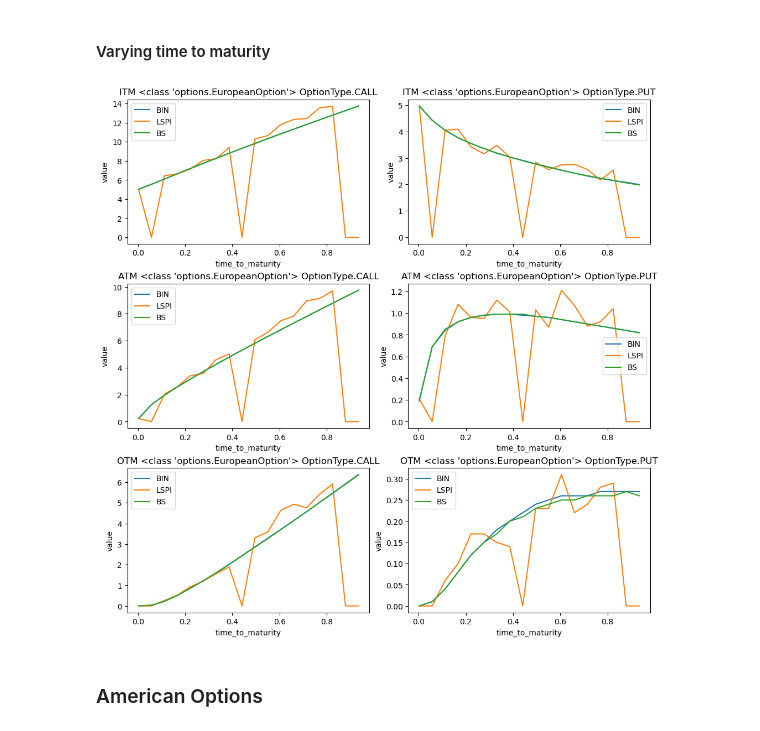
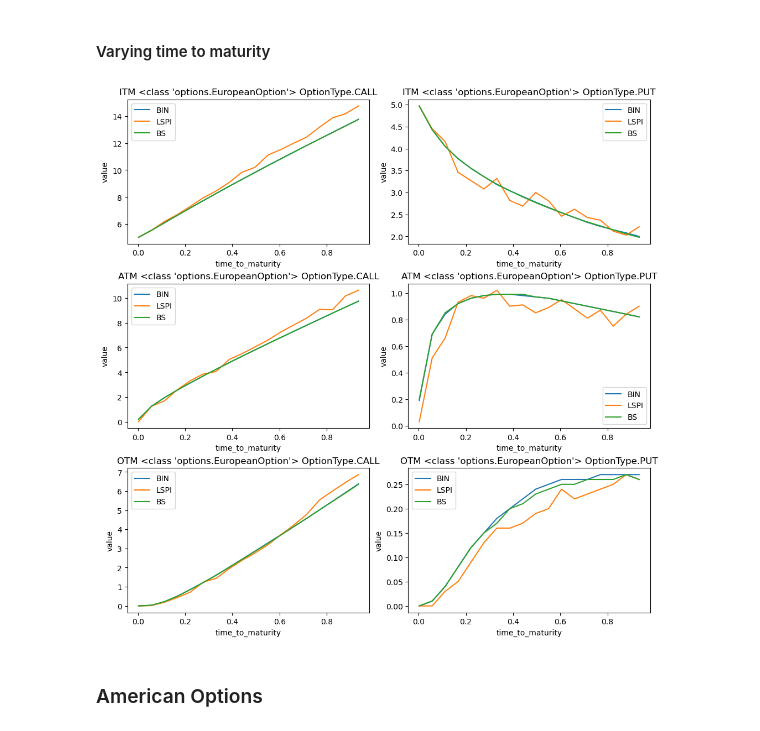
Before and after one commit to recurze/OptionPricing, a Jupyter notebook: visualization.ipynb, the cells around one changed output. Cells and saved outputs as stored; diff of their text form; code cells hidden in the pictures.

```diff
--- a/visualization.ipynb
+++ b/visualization.ipynb
@@ -161,26 +162,26 @@ This curve would be vega. It's the same for both call and put options, unlike de
 # %%
 def vary_t(call_options, put_options, t_range=[(1 + 20*j)/365 for j in range(18)]):
     fig, axes = plt.subplots(
         ncols=2,
         nrows=3,
         figsize=(10, 10),
         constrained_layout=True
     )
 
     for call_or_put_options in [call_options, put_options]:
         for i, (moneyness, option) in enumerate(call_or_put_options.items()):
             ax = axes[i, 0 if option.is_call() else 1]
-            bin_prices = [binomial.price_option(option, risk_free_rate=0.1, volatility=0.1, time_to_maturity_in_years=t, num_steps=50) for t in t_range]
-            lspi_prices = [lspi.price_option(option, risk_free_rate=0.1, volatility=0.1, time_to_maturity_in_years=t, num_steps=50) for t in t_range]
+            bin_prices = [binomial.price_option(option, risk_free_rate=0.1, volatility=0.1, time_to_maturity_in_years=t) for t in t_range]
+            lspi_prices = [lspi.price_option(option, risk_free_rate=0.1, volatility=0.1, time_to_maturity_in_years=t) for t in t_range]
             prices = [('BIN', bin_prices), ('LSPI', lspi_prices)]
             if isinstance(option, options.EuropeanOption):
                 bs_prices = [black_scholes.price_option(option, risk_free_rate=0.1, volatility=0.1, time_to_maturity_in_years=t)[0] for t in t_range]
                 prices.append(('BS', bs_prices))
             plot(ax, prices, t_range, 'time_to_maturity', 'value', f"{moneyness} {type(option)} {option.option_type}")
 
 vary_t(call_options, put_options)
 # %% [output]
-[figure, old version]
+[figure, new version]
 # %% [markdown]
 ### American Options
 # %%
```
Also changed, not shown: parts of 41 cells of this notebook.
